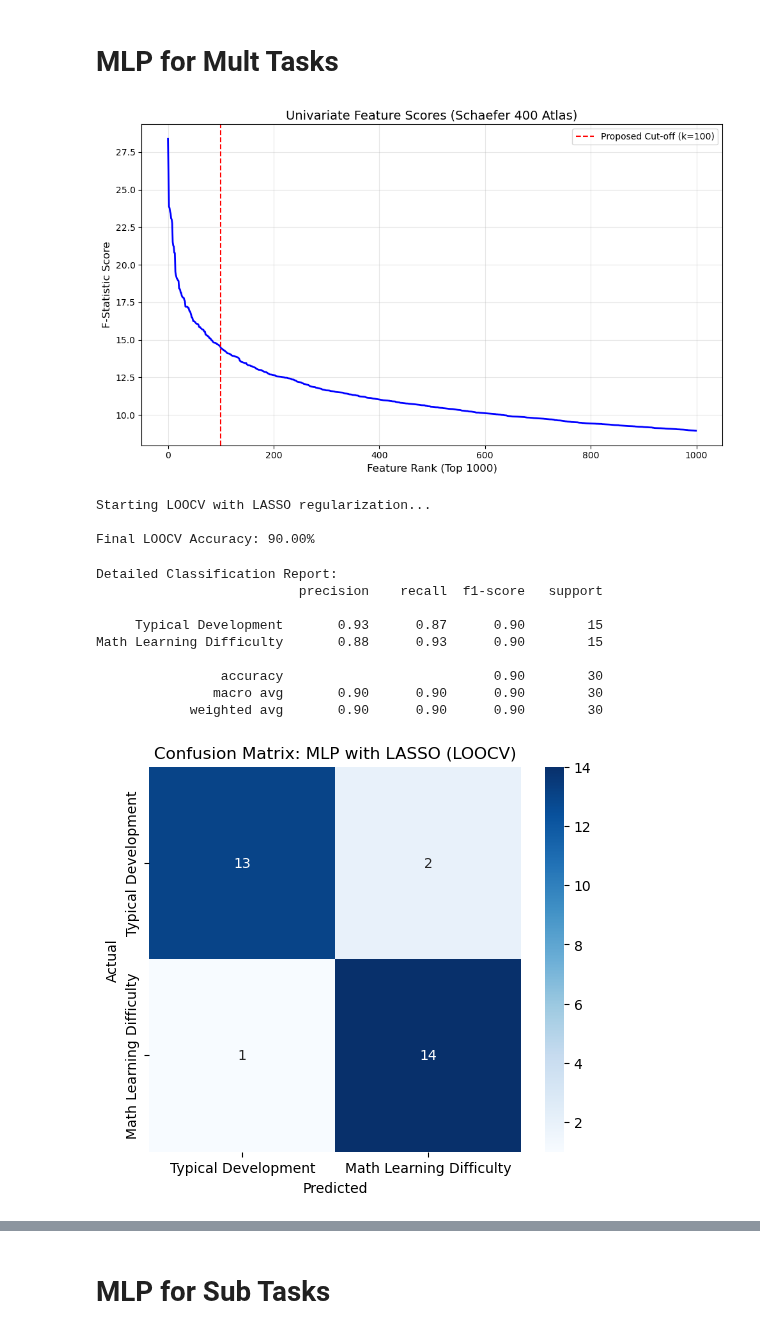
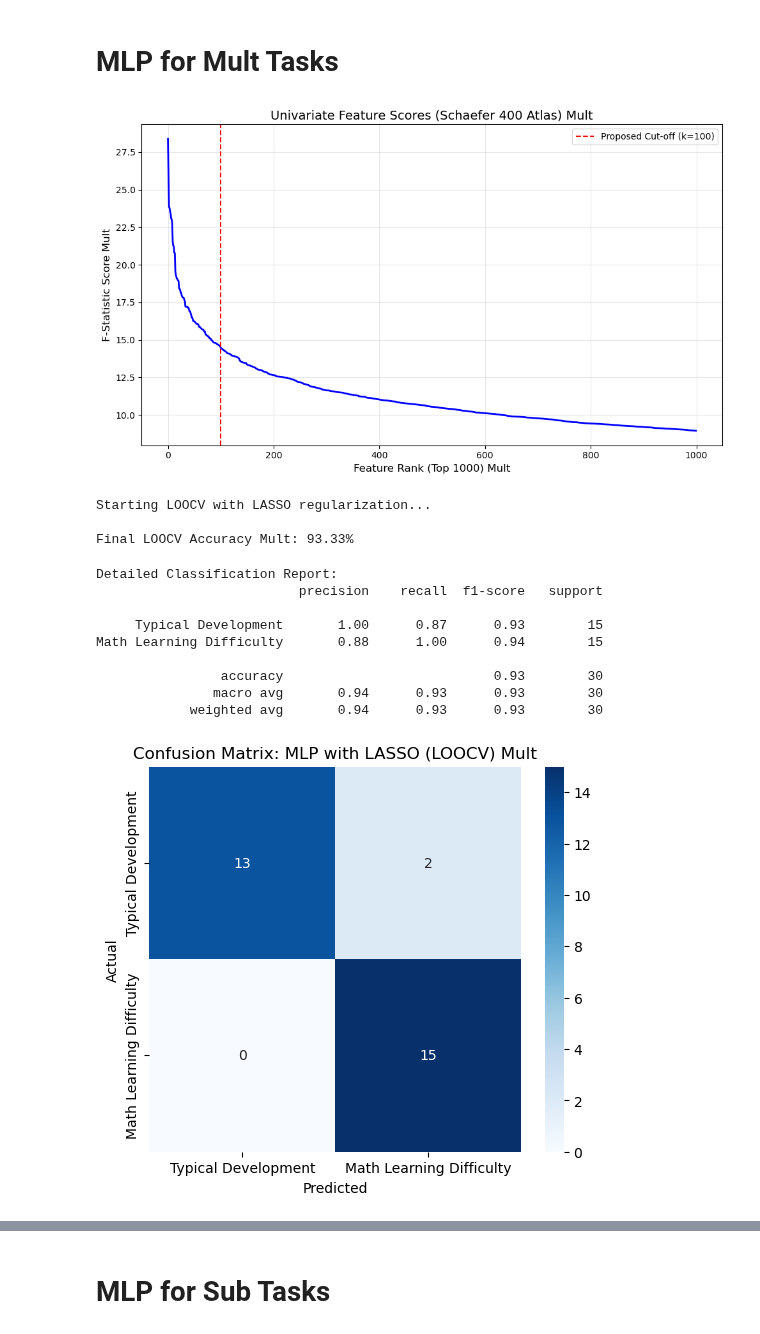
Before and after one commit to JJChong777/brain-math, a Jupyter notebook: brainmath_MLP.ipynb, the cells around one changed output, grey strips where cells are left out. Saved outputs shown, nothing was run; the diff lists cells and outputs as text; code cells hidden in the pictures.

```diff
--- a/brainmath_MLP.ipynb
+++ b/brainmath_MLP.ipynb
@@ -316,12 +316,12 @@ from sklearn.feature_selection import SelectKBest, f_classif
 
 # 1. Load your actual data
 X_m, y_m, g_m = filter_task_data(X, y_groups, y_task, groups, task_id=1)
-X_avg_m, y_avg_m = average_by_subject(X_m, y_m, g_m)
+X_avg, y_avg = average_by_subject(X_m, y_m, g_m)
 
 
 # 2. Calculate F-statistic scores for all 79,800 features
 selector = SelectKBest(score_func=f_classif, k='all')
-selector.fit(X_avg_m, y_avg_m)
+selector.fit(X_avg, y_avg)
 scores = selector.scores_
 
 # 3. Sort scores in descending order
@@ -332,14 +332,14 @@ plt.figure(figsize=(10, 6))
 plt.plot(sorted_scores[:1000], color='blue', linewidth=2) # Look at top 1000
 plt.axvline(x=100, color='red', linestyle='--', label='Proposed Cut-off (k=100)')
 
-plt.title('Univariate Feature Scores (Schaefer 400 Atlas)', fontsize=14)
-plt.xlabel('Feature Rank (Top 1000)', fontsize=12)
-plt.ylabel('F-Statistic Score', fontsize=12)
+plt.title('Univariate Feature Scores (Schaefer 400 Atlas) Mult', fontsize=14)
+plt.xlabel('Feature Rank (Top 1000) Mult', fontsize=12)
+plt.ylabel('F-Statistic Score Mult', fontsize=12)
 plt.grid(True, alpha=0.3)
 plt.legend()
 plt.tight_layout()
 # %% [output]
-[figure, old version]
+[figure, new version]
 # %%
 import torch
 from sklearn.feature_selection import SelectKBest, f_classif
@@ -347,12 +347,12 @@ from sklearn.preprocessing import StandardScaler
 
 # 1. First Filter: Select top 100 statistically significant connections
 selector = SelectKBest(score_func=f_classif, k=100)
-X_reduced_m = selector.fit_transform(X_avg_m, y_avg_m)
+X_reduced = selector.fit_transform(X_avg, y_avg)
 selected_indices = selector.get_support(indices=True)
 
 # 2. Scale the data (Lasso/MLPs require this!)
 scaler = StandardScaler()
-X_final_m = scaler.fit_transform(X_reduced_m)
+X_final = scaler.fit_transform(X_reduced)
 
 # 3. Convert to Tensors for PyTorch
 # X_tensor_m = torch.tensor(X_final, dtype=torch.float32)
@@ -372,8 +372,8 @@ print(f"Starting LOOCV with LASSO regularization...")
 
 for train_idx, test_idx in loo.split(X_final):
     # 1. Split Data
-    X_train, X_test = X_final_m[train_idx], X_final[test_idx]
-    y_train, y_test = y_avg_m[train_idx], y_avg[test_idx]
+    X_train, X_test = X_final[train_idx], X_final[test_idx]
+    y_train, y_test = y_avg[train_idx], y_avg[test_idx]
 
     # 2. Convert to Tensors
     X_train_t = torch.tensor(X_train, dtype=torch.float32)
@@ -415,44 +415,44 @@ for train_idx, test_idx in loo.split(X_final):
 
 # 6. Final Report
 final_acc = accuracy_score(all_test_labels, all_test_preds)
-print(f"\nFinal LOOCV Accuracy: {final_acc * 100:.2f}%")
+print(f"\nFinal LOOCV Accuracy Mult: {final_acc * 100:.2f}%")
 # %% [output]
 Starting LOOCV with LASSO regularization...
 
-Final LOOCV Accuracy: 90.00%
+Final LOOCV Accuracy Mult: 93.33%
 # %%
 from sklearn.metrics import classification_report, confusion_matrix, f1_score
 import seaborn as sns
 import matplotlib.pyplot as plt
 
 # 1. Classification Report (Precision, Recall, F1)
 # 0 = TD, 1 = MLD
 target_names = ['Typical Development', 'Math Learning Difficulty']
 print("\nDetailed Classification Report:")
 print(classification_report(all_test_labels, all_test_preds, target_names=target_names))
 
 # 2. Confusion Matrix
 cm = confusion_matrix(all_test_labels, all_test_preds)
 
 # 3. Visualization
 plt.figure(figsize=(6, 5))
 sns.heatmap(cm, annot=True, fmt='d', cmap='Blues',
             xticklabels=target_names, yticklabels=target_names)
 plt.ylabel('Actual')
 plt.xlabel('Predicted')
-plt.title('Confusion Matrix: MLP with LASSO (LOOCV)')
+plt.title('Confusion Matrix: MLP with LASSO (LOOCV) Mult')
 plt.show()
 # %% [output]
 Detailed Classification Report:
                           precision    recall  f1-score   support
 
-     Typical Development       0.93      0.87      0.90        15
-Math Learning Difficulty       0.88      0.93      0.90        15
+     Typical Development       1.00      0.87      0.93        15
+Math Learning Difficulty       0.88      1.00      0.94        15
 
-                accuracy                           0.90        30
-               macro avg       0.90      0.90      0.90        30
-            weighted avg       0.90      0.90      0.90        30
+                accuracy                           0.93        30
+               macro avg       0.94      0.93      0.93        30
+            weighted avg       0.94      0.93      0.93        30
-[figure, old version]
+[figure, new version]
 # %%
 # 1. Convert lists to numpy arrays first
 labels_array = np.array(all_test_labels)
```
Also changed, not shown: parts of 9 cells of this notebook.
